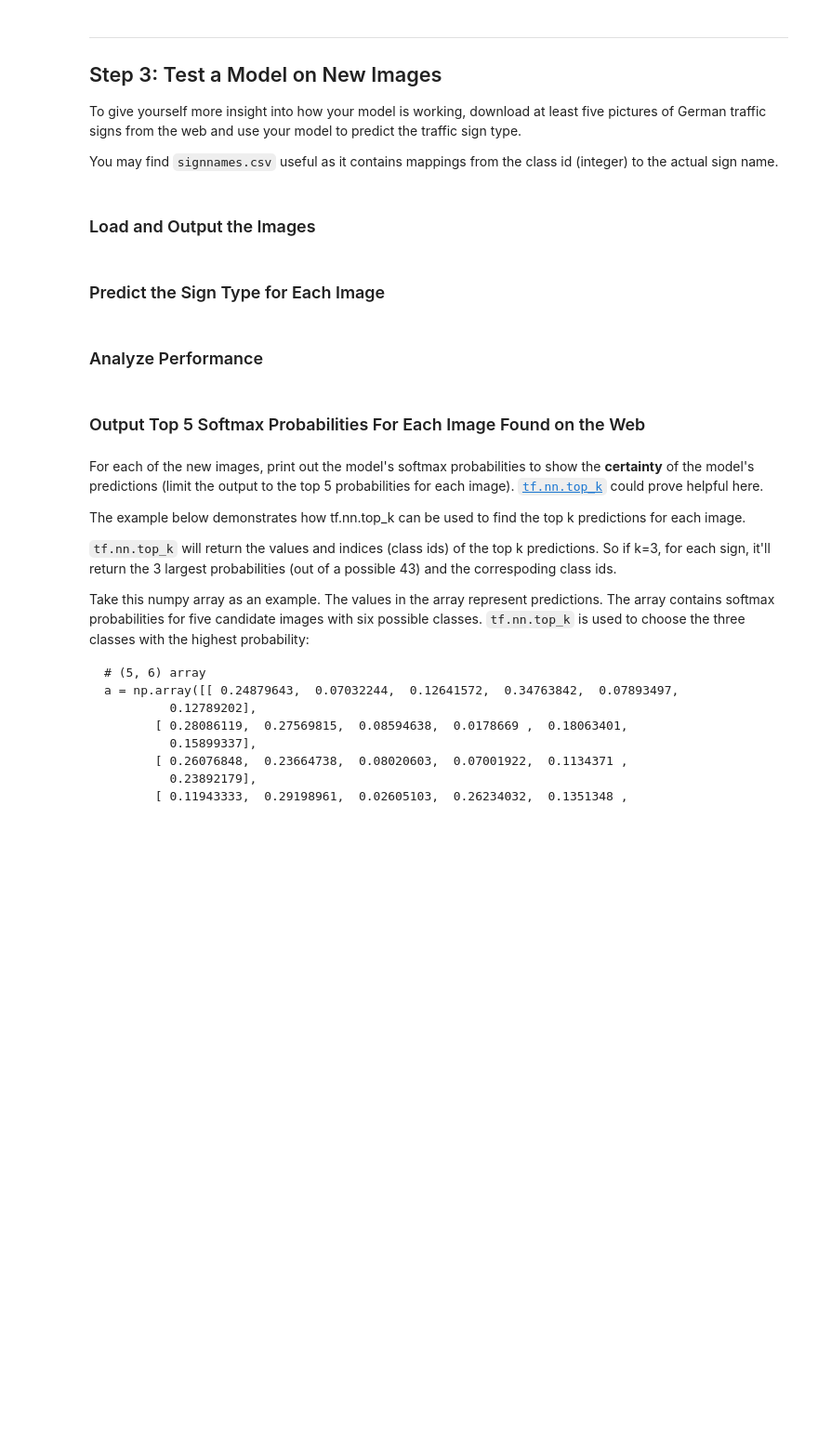
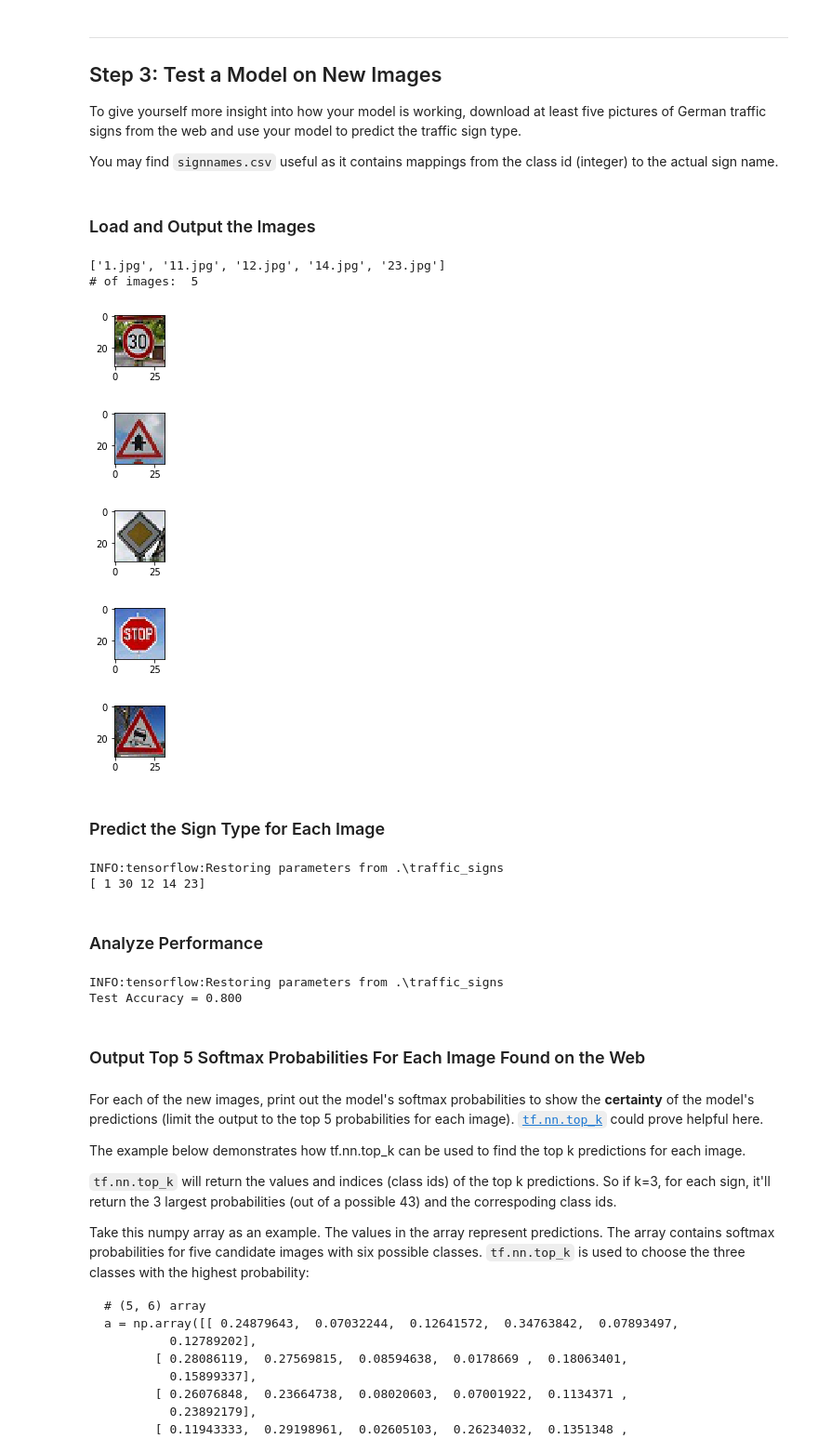
Before and after one commit to jcmaeng/CarND-Traffic-Sign-Classifier-Project, a Jupyter notebook: Traffic_Sign_Classifier.ipynb, the cells around one changed output. Shown at 93% size. Cells and saved outputs as stored; diff of their text form; code cells hidden in the pictures; blank space fills up the shorter version.

```diff
--- a/Traffic_Sign_Classifier.ipynb
+++ b/Traffic_Sign_Classifier.ipynb
@@ -140,10 +140,14 @@ Use the code cell (or multiple code cells, if necessary) to implement the first
 ### Preprocess the data here. It is required to normalize the data. Other preprocessing steps could include
 ### converting to grayscale, etc.
 ### Feel free to use as many code cells as needed.
-import cv2
 import tensorflow as tf
 
-EPOCHS = 15
+# normalization and convert to grayscale
+X_train = (X_train - 128.0)/128.0
+X_valid = (X_valid - 128.0)/128.0
+X_test = (X_test - 128.0)/128.0
+
+EPOCHS = 20
 BATCH_SIZE = 128
 # %% [markdown]
 ### Model Architecture
@@ -158,7 +162,7 @@ def TrafficSignClassifier(x):
     sigma = 0.1
 
     # SOLUTION: Layer 1: Convolutional. Input = 32x32x1. Output = 28x28x6.
-    conv1_W = tf.Variable(tf.truncated_normal(shape=(5, 5, 3, 6), mean = mu, stddev = sigma))
+    conv1_W = tf.Variable(tf.truncated_normal(shape=(5, 5, 3, 6), mean = mu, stddev = sigma), name = 'conv1_W')
     conv1_b = tf.Variable(tf.zeros(6))
     conv1   = tf.nn.conv2d(x, conv1_W, strides=[1, 1, 1, 1], padding='VALID') + conv1_b
 
@@ -166,10 +170,10 @@ def TrafficSignClassifier(x):
     conv1 = tf.nn.relu(conv1)
 
     # SOLUTION: Pooling. Input = 28x28x6. Output = 14x14x6.
-    conv1 = tf.nn.max_pool(conv1, ksize=[1, 2, 2, 1], strides=[1, 2, 2, 1], padding='VALID')
+    conv1 = tf.nn.max_pool(conv1, ksize=[1, 2, 2, 1], strides=[1, 2, 2, 1], padding='VALID', name='conv1')
 
     # SOLUTION: Layer 2: Convolutional. Output = 10x10x16.
-    conv2_W = tf.Variable(tf.truncated_normal(shape=(5, 5, 6, 16), mean = mu, stddev = sigma))
+    conv2_W = tf.Variable(tf.truncated_normal(shape=(5, 5, 6, 16), mean = mu, stddev = sigma), name = 'conv2_W')
     conv2_b = tf.Variable(tf.zeros(16))
     conv2   = tf.nn.conv2d(conv1, conv2_W, strides=[1, 1, 1, 1], padding='VALID') + conv2_b
 
@@ -177,7 +181,7 @@ def TrafficSignClassifier(x):
     conv2 = tf.nn.relu(conv2)
 
     # SOLUTION: Pooling. Input = 10x10x16. Output = 5x5x16.
-    conv2 = tf.nn.max_pool(conv2, ksize=[1, 2, 2, 1], strides=[1, 2, 2, 1], padding='VALID')
+    conv2 = tf.nn.max_pool(conv2, ksize=[1, 2, 2, 1], strides=[1, 2, 2, 1], padding='VALID', name='conv2')
 
     # SOLUTION: Flatten. Input = 5x5x16. Output = 400.
     fc0   = flatten(conv2)
@@ -188,7 +192,7 @@ def TrafficSignClassifier(x):
     fc1   = tf.matmul(fc0, fc1_W) + fc1_b
 
     # SOLUTION: Activation.
-    fc1    = tf.nn.relu(fc1)
+    fc1    = tf.nn.relu(fc1, name='fc1')
 
     # SOLUTION: Layer 4: Fully Connected. Input = 120. Output = 84.
     fc2_W  = tf.Variable(tf.truncated_normal(shape=(120, 84), mean = mu, stddev = sigma))
@@ -196,7 +200,7 @@ def TrafficSignClassifier(x):
     fc2    = tf.matmul(fc1, fc2_W) + fc2_b
 
     # SOLUTION: Activation.
-    fc2    = tf.nn.relu(fc2)
+    fc2    = tf.nn.relu(fc2, name='fc2')
 
     # SOLUTION: Layer 5: Fully Connected. Input = 84. Output = 10.
     fc3_W  = tf.Variable(tf.truncated_normal(shape=(84, 43), mean = mu, stddev = sigma))
@@ -243,7 +247,7 @@ def evaluate(X_data, y_data):
         total_accuracy += (accuracy * len(batch_x))
     return total_accuracy / num_examples
 
-with tf.Session() as sess:
+with tf.Session(config=tf.ConfigProto(log_device_placement=True)) as sess:
     sess.run(tf.global_variables_initializer())
     num_examples = len(X_train)
 
@@ -261,7 +265,7 @@ with tf.Session() as sess:
         print("Validation Accuracy = {:.3f}".format(validation_accuracy))
         print()
 
-    saver.save(sess, './lenet')
+    saver.save(sess, './traffic_signs')
     print("Model saved")
 
 with tf.Session() as sess:
@@ -303,14 +304,57 @@ You may find `signnames.csv` useful as it contains mappings from the class id (i
+# %%
+### Load the images and plot them here.
+### Feel free to use as many code cells as needed.
+import os
+import cv2
+
+img_list = os.listdir('./traffic-signs-imgs-test')
+print(img_list)
+test_images = np.zeros((5,32,32,3),dtype=np.uint8)
+print('# of images: ', len(img_list))
+for i in range(0, len(img_list)):
+    test_images[i] = cv2.imread('./traffic-signs-imgs-test/'+img_list[i])
+    test_images[i] = cv2.cvtColor(test_images[i], cv2.COLOR_BGR2RGB).astype(np.uint8)
+    image = test_images[i].squeeze()
+
+    plt.figure(figsize=(1,1))
+    plt.imshow(image)
+# %% [output]
+['1.jpg', '11.jpg', '12.jpg', '14.jpg', '23.jpg']
+# of images:  5
+[figure, added]
+[figure, added]
+[figure, added]
+[figure, added]
+[figure, added]
 # %% [markdown]
 ### Predict the Sign Type for Each Image
 # %%
 ### Run the predictions here and use the model to output the prediction for each image.
 ### Make sure to pre-process the images with the same pre-processing pipeline used earlier.
 ### Feel free to use as many code cells as needed.
+with tf.Session() as sess:
+    new_saver = tf.train.import_meta_graph('traffic_signs.meta')
+    new_saver.restore(sess, tf.train.latest_checkpoint('.'))
+    predicted_logits = sess.run(logits, feed_dict={x: test_images})
+    predicted_labels = np.argmax(predicted_logits, axis=1)
+    print(predicted_labels)
+# %% [output]
+INFO:tensorflow:Restoring parameters from .\traffic_signs
+[ 1 30 12 14 23]
 # %% [markdown]
 ### Analyze Performance
 # %%
 ### Calculate the accuracy for these 5 new images.
 ### For example, if the model predicted 1 out of 5 signs correctly, it's 20% accurate on these new images.
+labels = [1, 11, 12, 14, 23]
+with tf.Session() as sess:
+    saver.restore(sess, tf.train.latest_checkpoint('.'))
+
+    test_accuracy = evaluate(test_images, labels)
+    print("Test Accuracy = {:.3f}".format(test_accuracy))
+# %% [output]
+INFO:tensorflow:Restoring parameters from .\traffic_signs
+Test Accuracy = 0.800
 # %% [markdown]
 ### Output Top 5 Softmax Probabilities For Each Image Found on the Web
 # %% [markdown]
```
Also changed, not shown: parts of 5 cells of this notebook, 5 other files.
